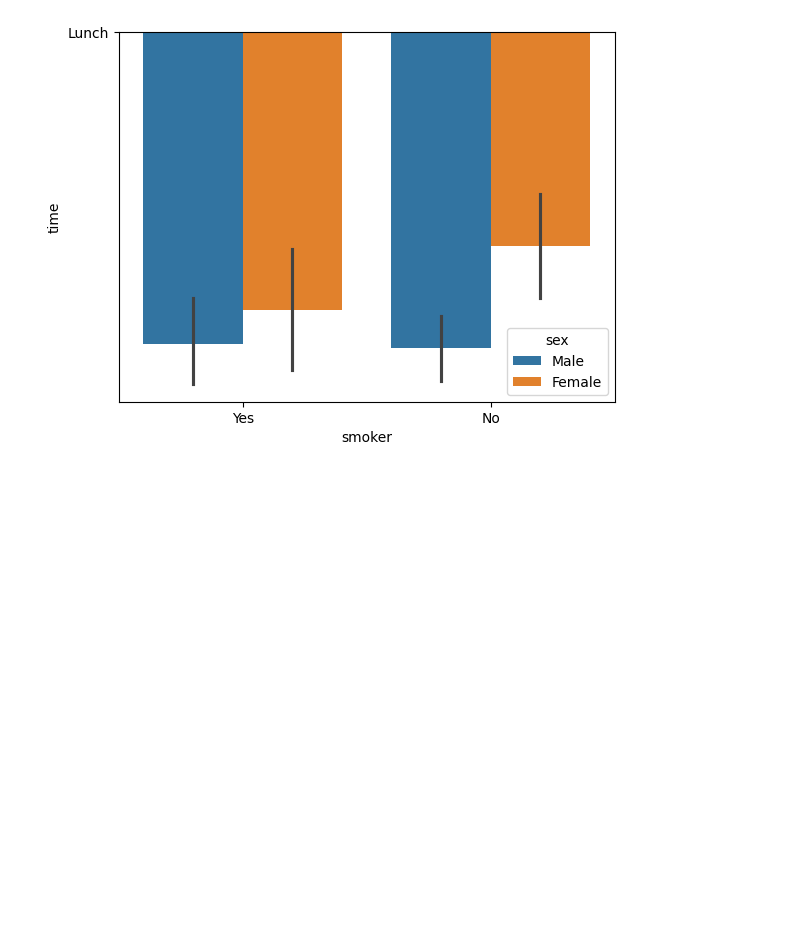
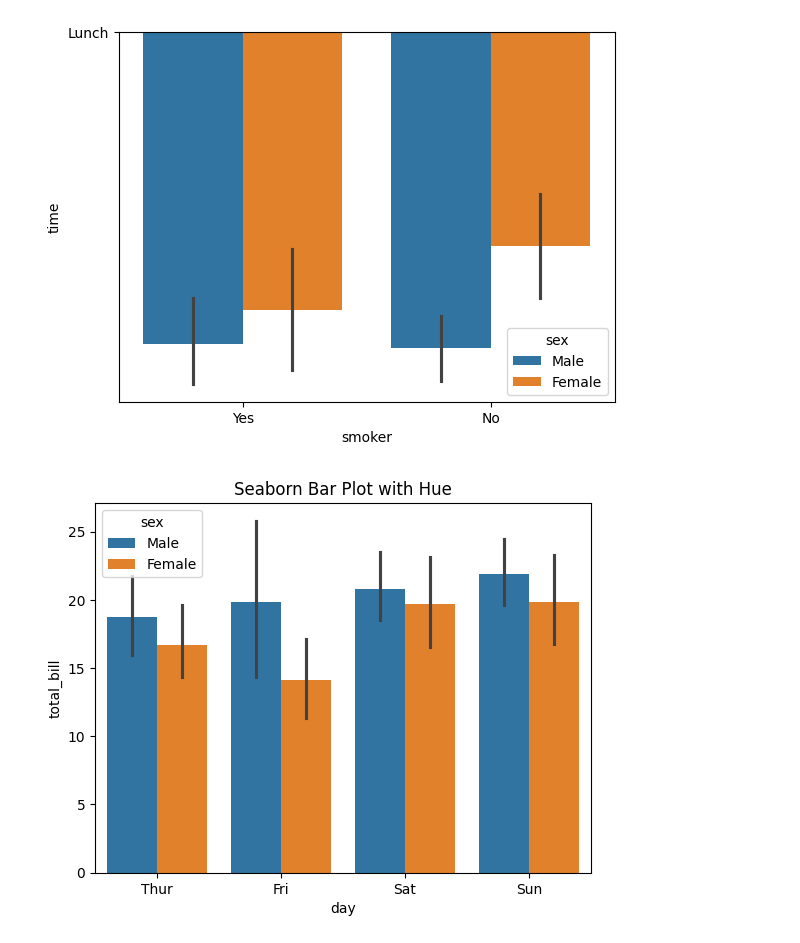
Before and after one commit to alokpandey098/Data-analyst, a Jupyter notebook: 8-Data Analysis With Python/8.6-Seaborn.ipynb, the cells around one changed output. Cells and saved outputs as stored; diff of their text form; code cells hidden in the pictures; blank space fills up the shorter version.

Commit message:
All charts completed

```diff
--- a/8-Data Analysis With Python/8.6-Seaborn.ipynb
+++ b/8-Data Analysis With Python/8.6-Seaborn.ipynb
@@ -33,3 +33,9 @@ sns.barplot(data=tip,x='smoker',y='time',hue='sex')
 # %% [output]
 <Axes: xlabel='smoker', ylabel='time'>
 [figure]
+# %%
+sns.barplot(x='day', y='total_bill', data=tip, hue='sex')
+plt.title("Seaborn Bar Plot with Hue")
+plt.show()
+# %% [output]
+[figure, added]
```
Also changed, not shown: parts of 15 cells of this notebook.
